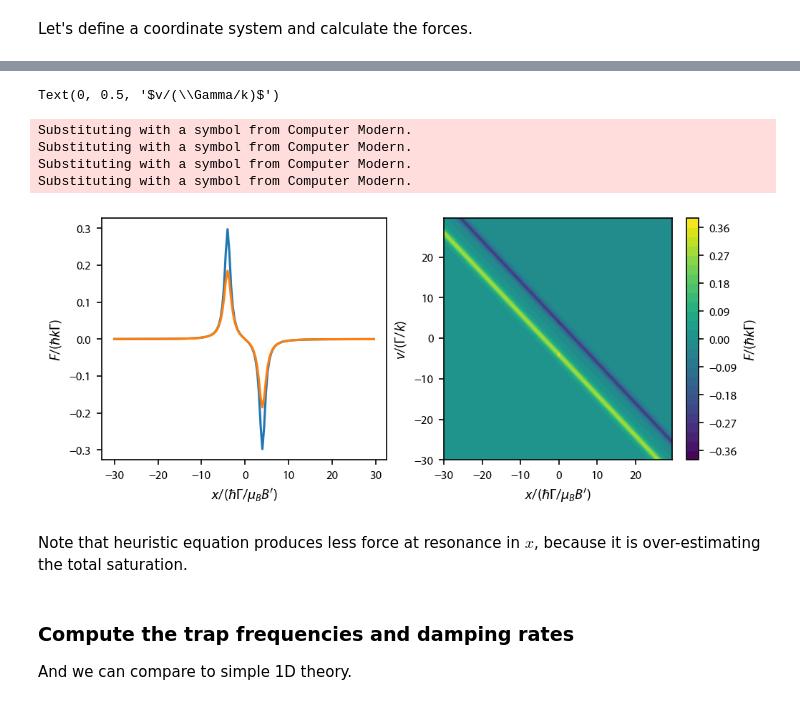
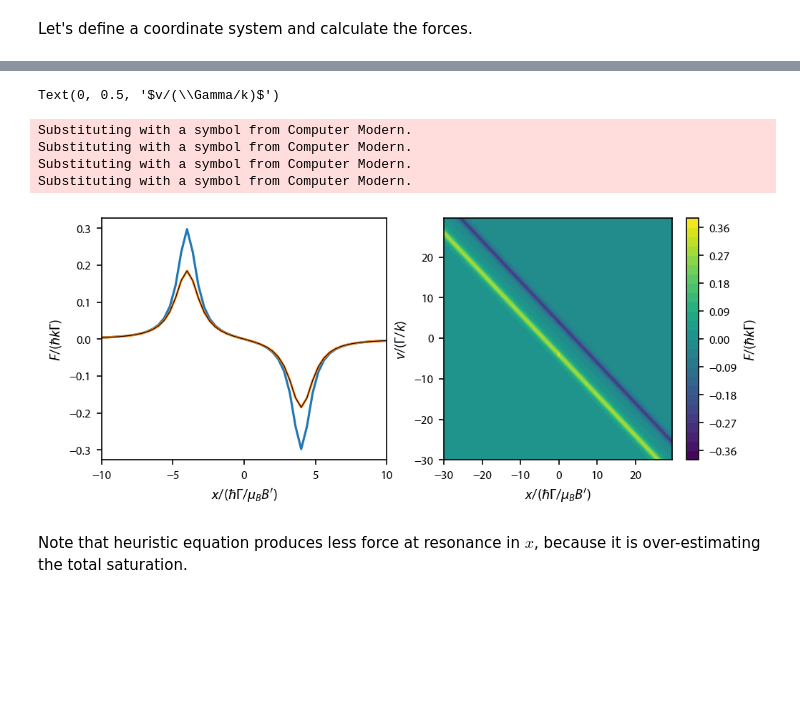
Before and after one commit to JQIamo/pylcp, a Jupyter notebook: examples/MOTs/00_F0_to_F1_1D_MOT_forces.ipynb, the cells around one changed output, grey strips where cells are left out. Drawn from its saved outputs; the diff is of its cells as text; code cells hidden in the pictures; blank space fills up the shorter version.

```diff
--- a/examples/MOTs/00_F0_to_F1_1D_MOT_forces.ipynb
+++ b/examples/MOTs/00_F0_to_F1_1D_MOT_forces.ipynb
@@ -124,27 +130,25 @@ Now let's plot it up.  No matter what unit system we use above, we want to measu
 # %%
 fig, ax = plt.subplots(nrows=1, ncols=2, num="Expression", figsize=(6.5, 2.75))
 
 ax[0].plot(x*(alpha/gamma), rateeq.profile['Fx'].F[0, int(np.ceil(x.shape[0]/2)), :]/gamma/k)
 ax[0].plot(x*(alpha/gamma), heuristiceq.profile['Fx'].F[0, int(np.ceil(x.shape[0]/2)), :]/gamma/k)
+ax[0].plot(x*(alpha/gamma), (beta/(1+2*beta + 4*(det-alpha*x/gamma)**2) - beta/(1+2*beta + 4*(det+alpha*x/gamma)**2))/2, 'k-', linewidth=0.5)
 ax[0].set_ylabel('$F/(\hbar k \Gamma)$')
 ax[0].set_xlabel('$x/(\hbar \Gamma/\mu_B B\')$')
+ax[0].set_xlim((-10, 10))
 
 im1 = ax[1].contourf(X*(alpha/gamma), V, rateeq.profile['Fx'].F[0]/gamma/k, 25)
 fig.subplots_adjust(left=0.08, wspace=0.2)
 cb1 = plt.colorbar(im1)
 cb1.set_label('$F/(\hbar k \Gamma)$')
 ax[1].set_xlabel('$x/(\hbar \Gamma/\mu_B B\')$')
 ax[1].set_ylabel('$v/(\Gamma/k)$')
 # %% [output]
 Text(0, 0.5, '$v/(\\Gamma/k)$')
 Substituting with a symbol from Computer Modern.
 Substituting with a symbol from Computer Modern.
 Substituting with a symbol from Computer Modern.
 Substituting with a symbol from Computer Modern.
-[figure, old version]
+[figure, new version]
 # %% [markdown]
 Note that heuristic equation produces less force at resonance in $x$, because it is over-estimating the total saturation.
-# %% [markdown]
-### Compute the trap frequencies and damping rates
-
-And we can compare to simple 1D theory.
```
Also changed, not shown: parts of 6 cells of this notebook.
